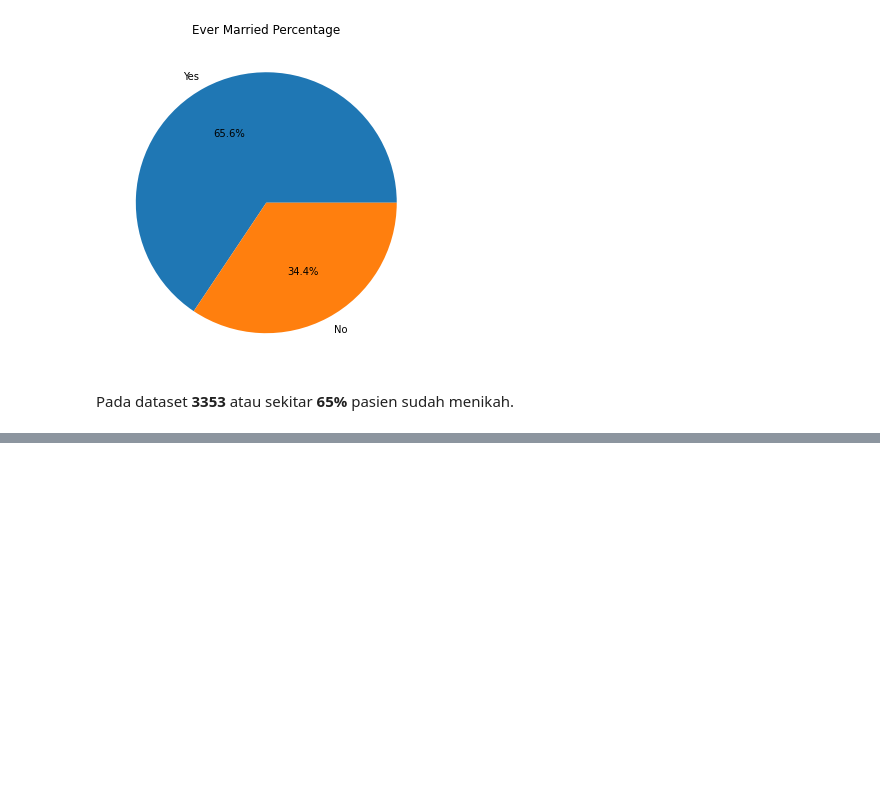
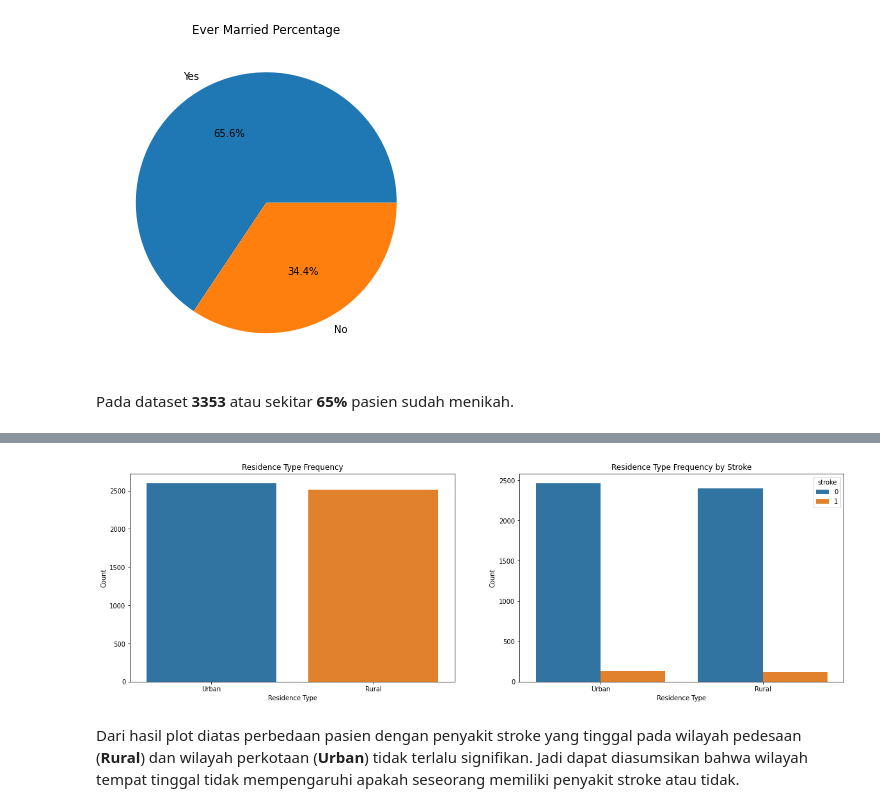
Before and after one commit to Penzragon/h8dsft_LogisticRegression, a Jupyter notebook: script.ipynb, the cells around one changed output, grey strips where cells are left out. Saved outputs shown, nothing was run; the diff lists cells and outputs as text; code cells hidden in the pictures; blank space fills up the shorter version.

```diff
--- a/script.ipynb
+++ b/script.ipynb
@@ -348,0 +397,17 @@ Pada dataset **3353** atau sekitar **65%** pasien sudah menikah.
+# %%
+plt.figure(figsize=(20, 6))
+plt.subplot(1, 2, 1)
+sns.countplot(x='Residence_type', data=stroke, order=stroke.Residence_type.value_counts().sort_values(ascending=False).index)
+plt.title('Residence Type Frequency')
+plt.xlabel('Residence Type')
+plt.ylabel('Count')
+plt.subplot(1, 2, 2)
+sns.countplot(x='Residence_type', data=stroke, order=stroke.Residence_type.value_counts().sort_values(ascending=False).index, hue='stroke')
+plt.title('Residence Type Frequency by Stroke')
+plt.xlabel('Residence Type')
+plt.ylabel('Count')
+plt.show()
+# %% [output]
+[figure, added]
+# %% [markdown]
+Dari hasil plot diatas perbedaan pasien dengan penyakit stroke yang tinggal pada wilayah pedesaan (**Rural**) dan wilayah perkotaan (**Urban**) tidak terlalu signifikan. Jadi dapat diasumsikan bahwa wilayah tempat tinggal tidak mempengaruhi apakah seseorang memiliki penyakit stroke atau tidak.
```
Also changed, not shown: parts of 8 cells of this notebook.
